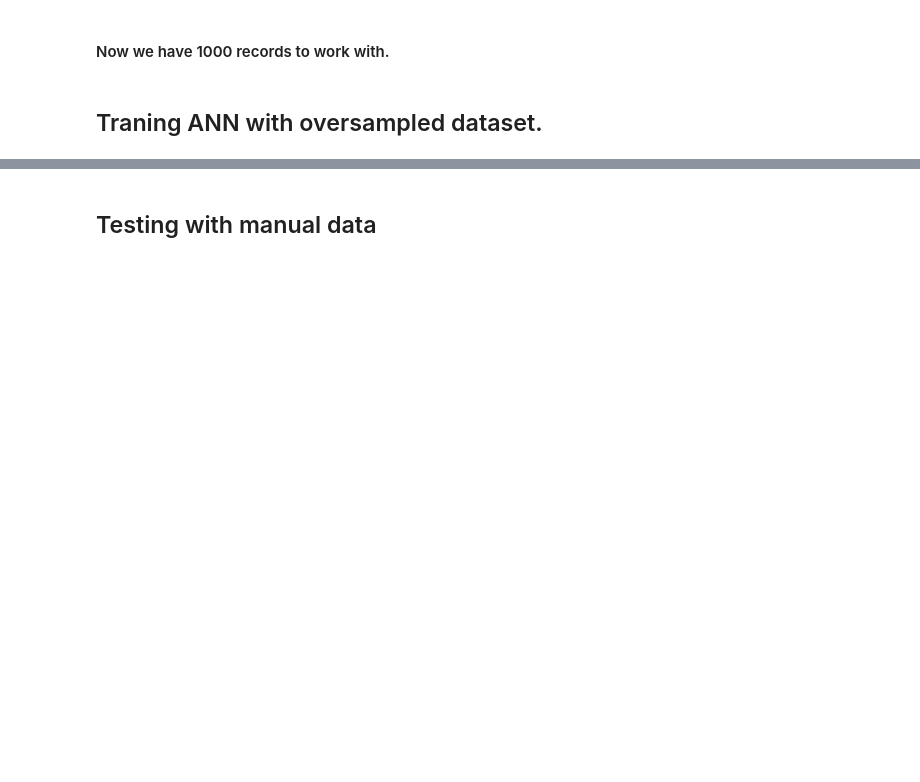
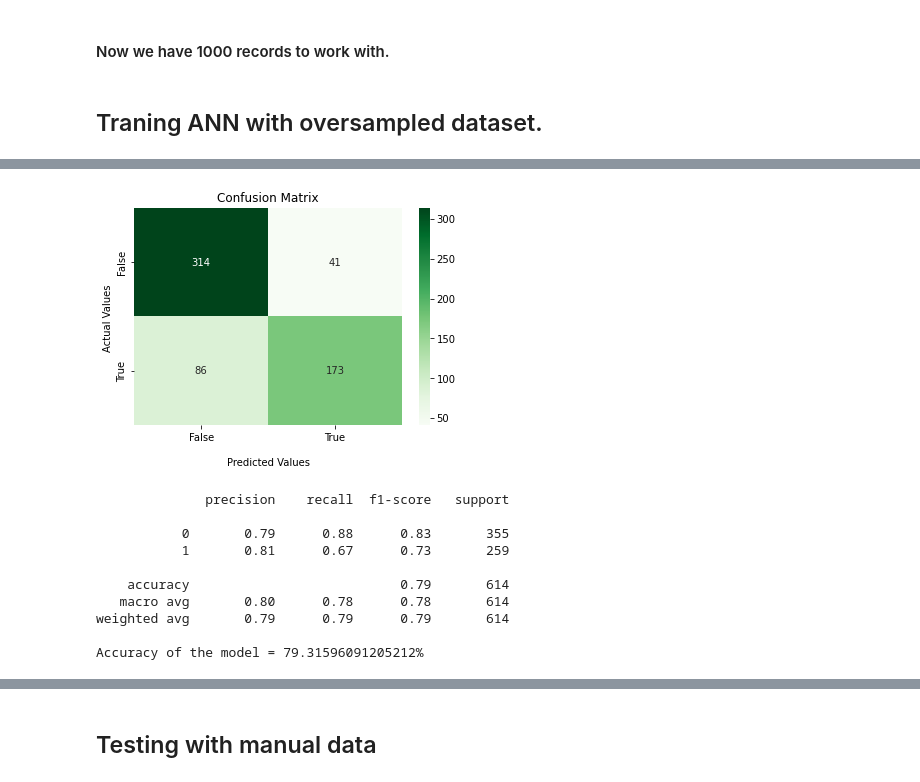
Before and after one commit to mukulbisht98/health-reporter, a Jupyter notebook: Diabetes/diabetes_prediction.ipynb, the cells around one changed output, grey strips where cells are left out. Drawn from its saved outputs; the diff is of its cells as text; code cells hidden in the pictures; blank space fills up the shorter version.

```diff
--- a/Diabetes/diabetes_prediction.ipynb
+++ b/Diabetes/diabetes_prediction.ipynb
@@ -532,0 +534,2 @@ dl_model.evaluate(X_test,y_test)
+# %%
+y_pred_train=[1 if dl_model.predict([[float(x) for x in i]])>0.5 else 0 for i in X_train]
@@ -533 +554,15 @@ dl_model.evaluate(X_test,y_test)
+# %%
+stats(y_pred_train,y_train)
+# %% [output]
+[figure, added]
+              precision    recall  f1-score   support
+
+           0       0.79      0.88      0.83       355
+           1       0.81      0.67      0.73       259
+
+    accuracy                           0.79       614
+   macro avg       0.80      0.78      0.78       614
+weighted avg       0.79      0.79      0.79       614
+
+Accuracy of the model = 79.31596091205212%
 # %%
```
Also changed, not shown: parts of 22 cells of this notebook, 9 other files.
